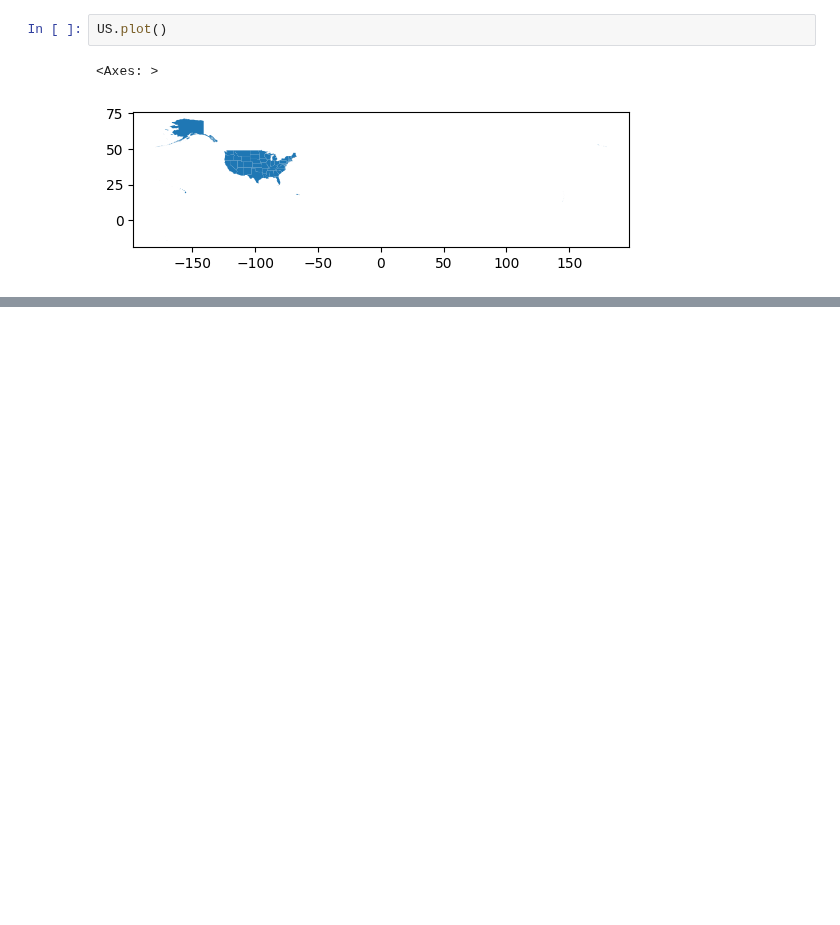
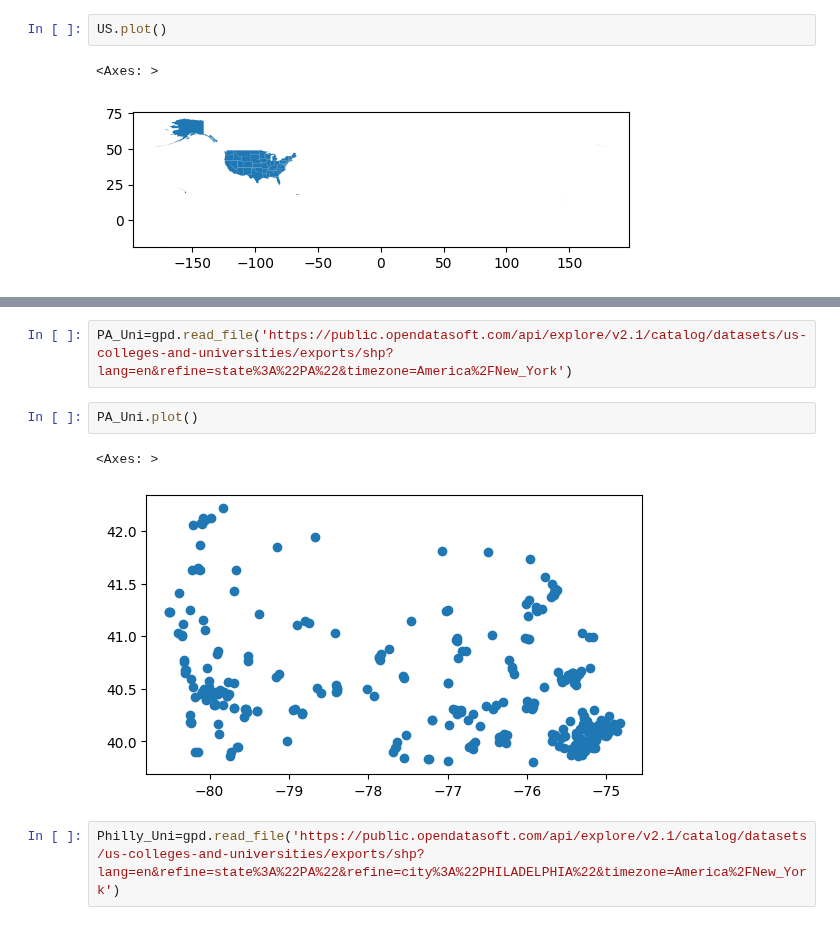
Before and after one commit to ewattudo/gis, a Jupyter notebook: PS0.ipynb, the cells around one changed output, grey strips where cells are left out. Cells and saved outputs as stored; diff of their text form; blank space fills up the shorter version.

```diff
--- a/PS0.ipynb
+++ b/PS0.ipynb
@@ -95,0 +117,9 @@ US.plot()
+# %%
+PA_Uni=gpd.read_file('https://public.opendatasoft.com/api/explore/v2.1/catalog/datasets/us-colleges-and-universities/exports/shp?lang=en&refine=state%3A%22PA%22&timezone=America%2FNew_York')
+# %%
+PA_Uni.plot()
+# %% [output]
+<Axes: >
+[figure, added]
+# %%
+Philly_Uni=gpd.read_file('https://public.opendatasoft.com/api/explore/v2.1/catalog/datasets/us-colleges-and-universities/exports/shp?lang=en&refine=state%3A%22PA%22&refine=city%3A%22PHILADELPHIA%22&timezone=America%2FNew_York')
```
Also changed, not shown: parts of 17 cells of this notebook.
